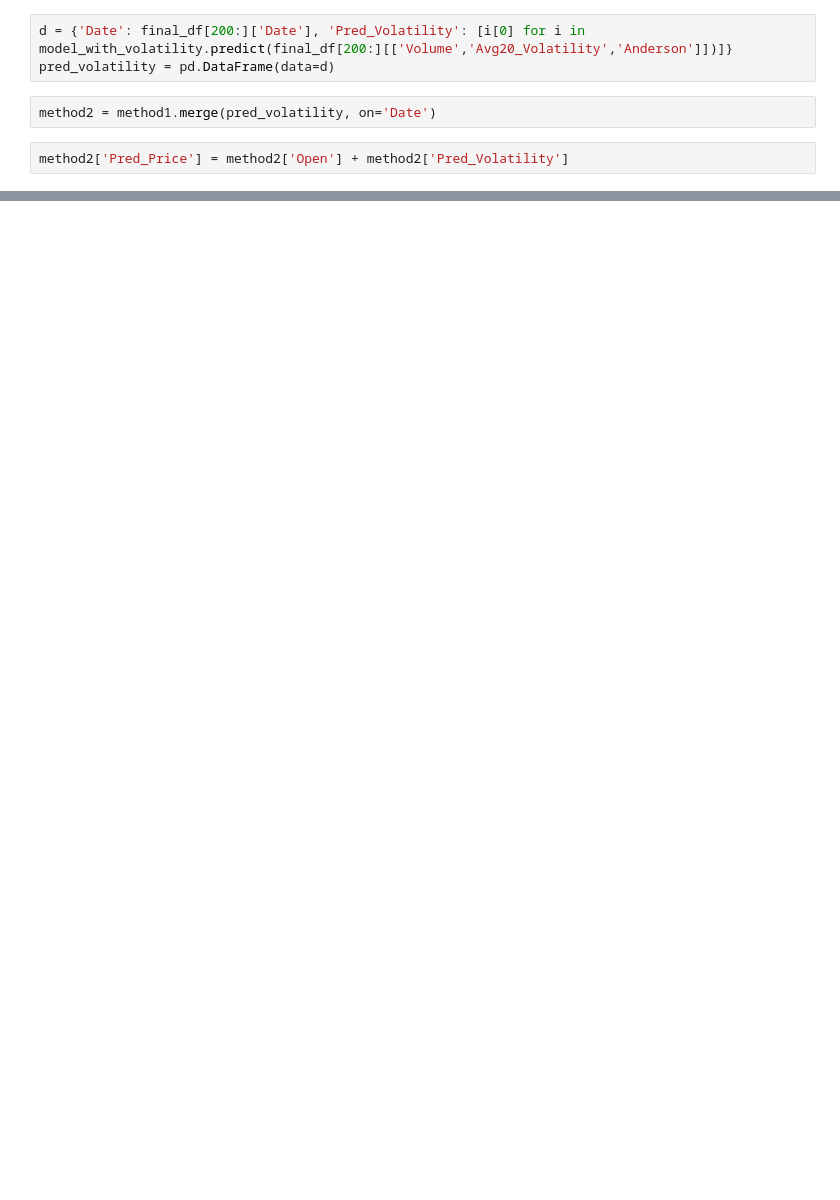
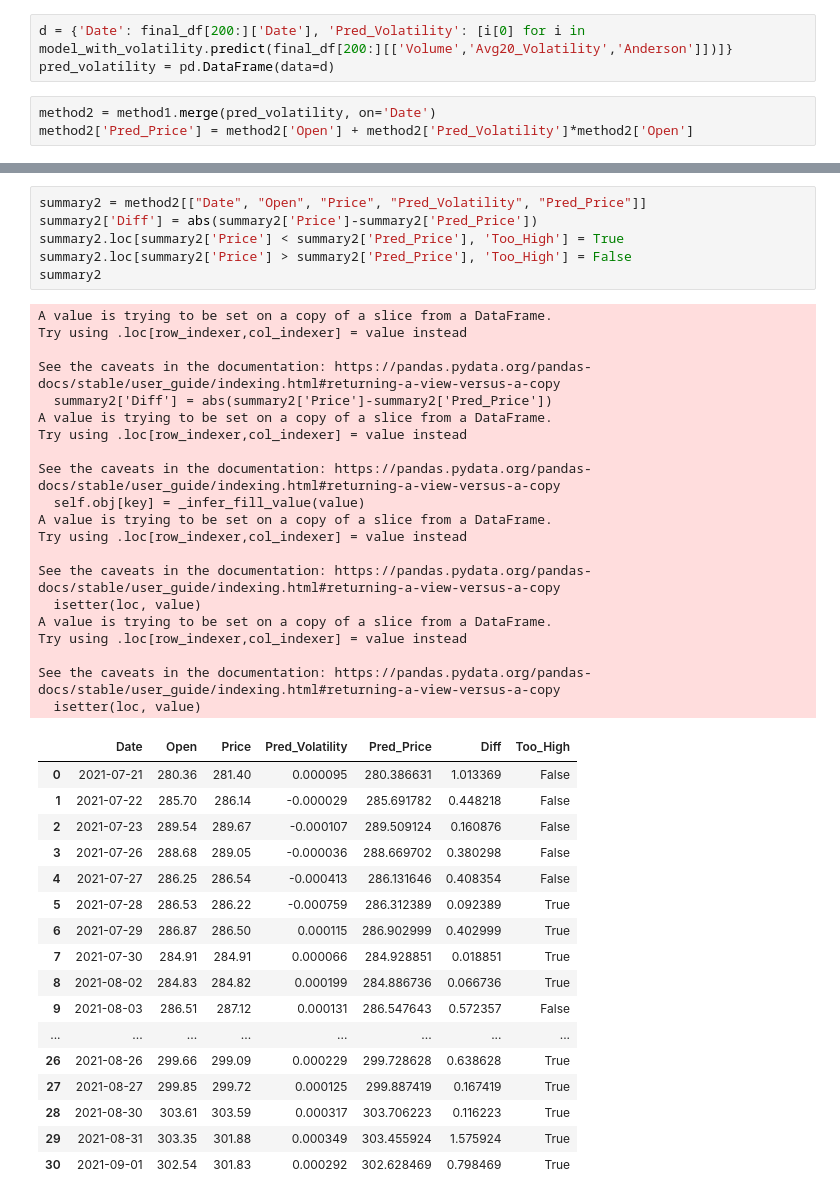
Before and after one commit to matthew-lim/Vanguard-Volatility-Project, a Jupyter notebook: Report 2.ipynb, the cells around one changed output, grey strips where cells are left out. Cells and saved outputs as stored; diff of their text form; blank space fills up the shorter version.

```diff
--- a/Report 2.ipynb
+++ b/Report 2.ipynb
@@ -458,8 +444,7 @@ d = {'Date': final_df[200:]['Date'], 'Pred_Volatility': [i[0] for i in model_wit
 pred_volatility = pd.DataFrame(data=d)
 # %%
 method2 = method1.merge(pred_volatility, on='Date')
+method2['Pred_Price'] = method2['Open'] + method2['Pred_Volatility']*method2['Open']
-# %%
-method2['Pred_Price'] = method2['Open'] + method2['Pred_Volatility']
 # %%
 #################################################
 #####          SECOND MODEL OUTPUT          #####
@@ -482,0 +468,44 @@ Average MSE for the second method is: 0.25027611015243734
+# %%
+summary2 = method2[["Date", "Open", "Price", "Pred_Volatility", "Pred_Price"]]
+summary2['Diff'] = abs(summary2['Price']-summary2['Pred_Price'])
+summary2.loc[summary2['Price'] < summary2['Pred_Price'], 'Too_High'] = True
+summary2.loc[summary2['Price'] > summary2['Pred_Price'], 'Too_High'] = False
+summary2
+# %% [output]
+A value is trying to be set on a copy of a slice from a DataFrame.
+Try using .loc[row_indexer,col_indexer] = value instead
+
+See the caveats in the documentation: https://pandas.pydata.org/pandas-docs/stable/user_guide/indexing.html#returning-a-view-versus-a-copy
+  summary2['Diff'] = abs(summary2['Price']-summary2['Pred_Price'])
+A value is trying to be set on a copy of a slice from a DataFrame.
+Try using .loc[row_indexer,col_indexer] = value instead
+
+See the caveats in the documentation: https://pandas.pydata.org/pandas-docs/stable/user_guide/indexing.html#returning-a-view-versus-a-copy
+  self.obj[key] = _infer_fill_value(value)
+A value is trying to be set on a copy of a slice from a DataFrame.
+Try using .loc[row_indexer,col_indexer] = value instead
+
+See the caveats in the documentation: https://pandas.pydata.org/pandas-docs/stable/user_guide/indexing.html#returning-a-view-versus-a-copy
+  isetter(loc, value)
+A value is trying to be set on a copy of a slice from a DataFrame.
+Try using .loc[row_indexer,col_indexer] = value instead
+
+See the caveats in the documentation: https://pandas.pydata.org/pandas-docs/stable/user_guide/indexing.html#returning-a-view-versus-a-copy
+  isetter(loc, value)
+|  | Date | Open | Price | Pred_Volatility | Pred_Price | Diff | Too_High |
+| 0 | 2021-07-21 | 280.36 | 281.40 | 0.000095 | 280.386631 | 1.013369 | False |
+| 1 | 2021-07-22 | 285.70 | 286.14 | -0.000029 | 285.691782 | 0.448218 | False |
+| 2 | 2021-07-23 | 289.54 | 289.67 | -0.000107 | 289.509124 | 0.160876 | False |
+| 3 | 2021-07-26 | 288.68 | 289.05 | -0.000036 | 288.669702 | 0.380298 | False |
+| 4 | 2021-07-27 | 286.25 | 286.54 | -0.000413 | 286.131646 | 0.408354 | False |
+| 5 | 2021-07-28 | 286.53 | 286.22 | -0.000759 | 286.312389 | 0.092389 | True |
+| 6 | 2021-07-29 | 286.87 | 286.50 | 0.000115 | 286.902999 | 0.402999 | True |
+| 7 | 2021-07-30 | 284.91 | 284.91 | 0.000066 | 284.928851 | 0.018851 | True |
+| 8 | 2021-08-02 | 284.83 | 284.82 | 0.000199 | 284.886736 | 0.066736 | True |
+| 9 | 2021-08-03 | 286.51 | 287.12 | 0.000131 | 286.547643 | 0.572357 | False |
+| ... | ... | ... | ... | ... | ... | ... | ... |
+| 26 | 2021-08-26 | 299.66 | 299.09 | 0.000229 | 299.728628 | 0.638628 | True |
+| 27 | 2021-08-27 | 299.85 | 299.72 | 0.000125 | 299.887419 | 0.167419 | True |
+| 28 | 2021-08-30 | 303.61 | 303.59 | 0.000317 | 303.706223 | 0.116223 | True |
+| 29 | 2021-08-31 | 303.35 | 301.88 | 0.000349 | 303.455924 | 1.575924 | True |
+| 30 | 2021-09-01 | 302.54 | 301.83 | 0.000292 | 302.628469 | 0.798469 | True |
```
Also changed, not shown: parts of 6 cells of this notebook.
